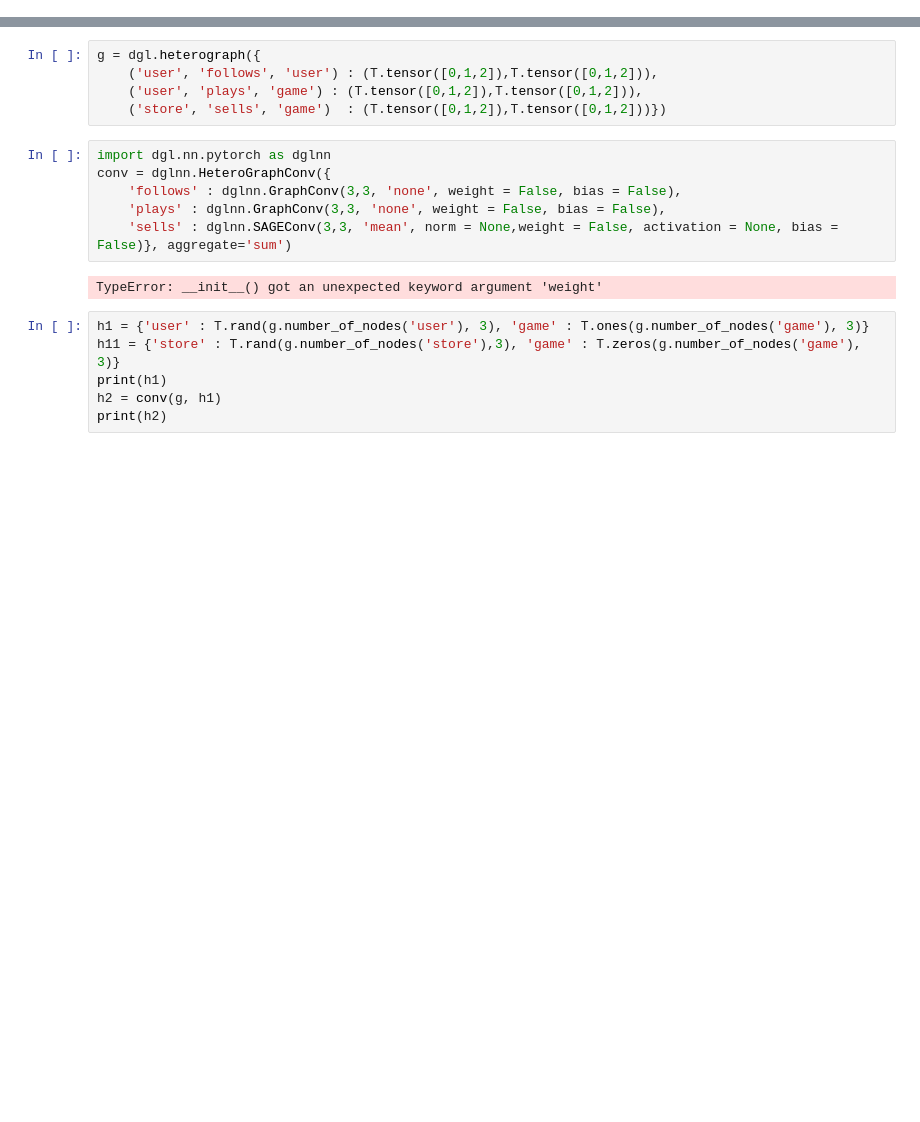
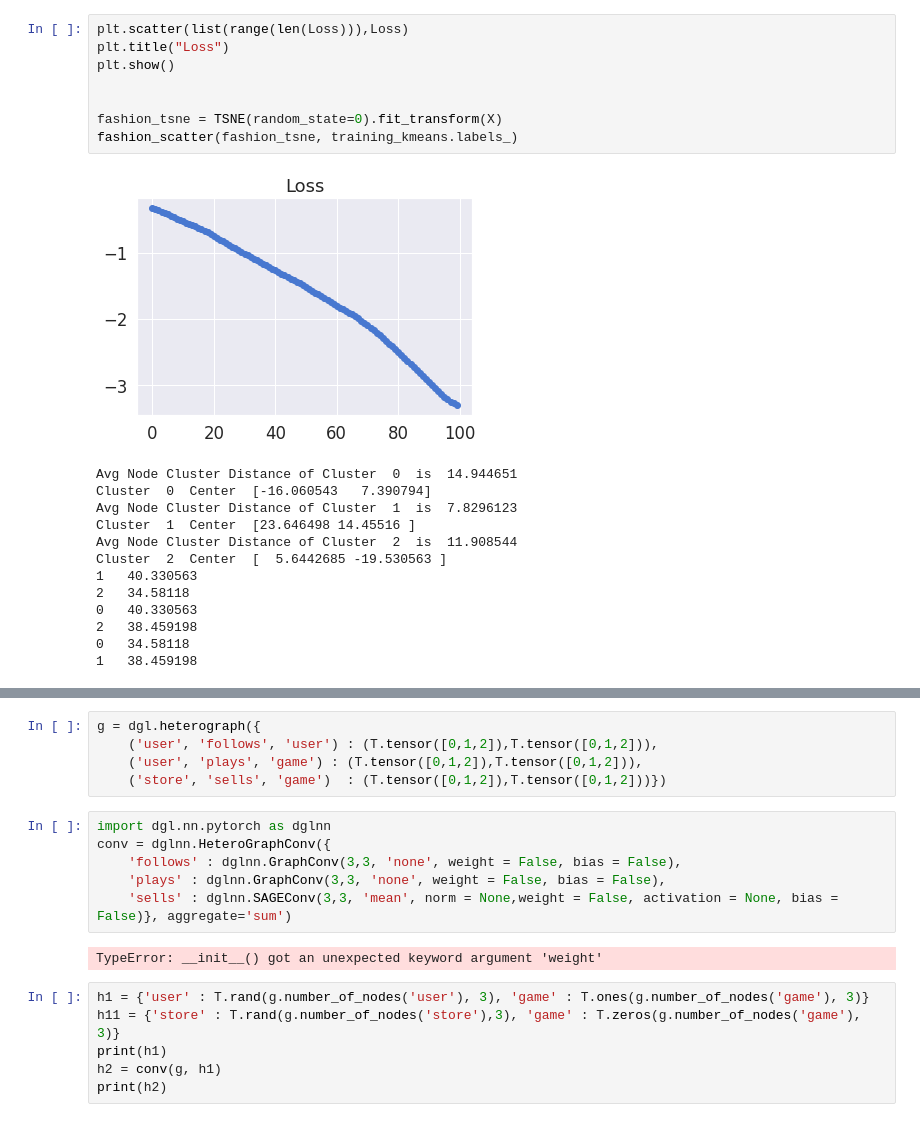
Before and after one commit to SaiChaitanya-ON/Python-NoteBooks, a Jupyter notebook: Proof_of_Concept_KG.ipynb, the cells around one changed output, grey strips where cells are left out. Saved outputs shown, nothing was run; the diff lists cells and outputs as text; blank space fills up the shorter version.

```diff
--- a/Proof_of_Concept_KG.ipynb
+++ b/Proof_of_Concept_KG.ipynb
@@ -30,0 +265,22 @@ from NDE_Time_Series_Problem import fashion_scatter
+# %%
+plt.scatter(list(range(len(Loss))),Loss)
+plt.title("Loss")
+plt.show()
+
+
+fashion_tsne = TSNE(random_state=0).fit_transform(X)
+fashion_scatter(fashion_tsne, training_kmeans.labels_)
+# %% [output]
+[figure, added]
+Avg Node Cluster Distance of Cluster  0  is  14.944651
+Cluster  0  Center  [-16.060543   7.390794]
+Avg Node Cluster Distance of Cluster  1  is  7.8296123
+Cluster  1  Center  [23.646498 14.45516 ]
+Avg Node Cluster Distance of Cluster  2  is  11.908544
+Cluster  2  Center  [  5.6442685 -19.530563 ]
+1   40.330563
+2   34.58118
+0   40.330563
+2   38.459198
+0   34.58118
+1   38.459198
```
Also changed, not shown: parts of 33 cells of this notebook, 1 other file.
